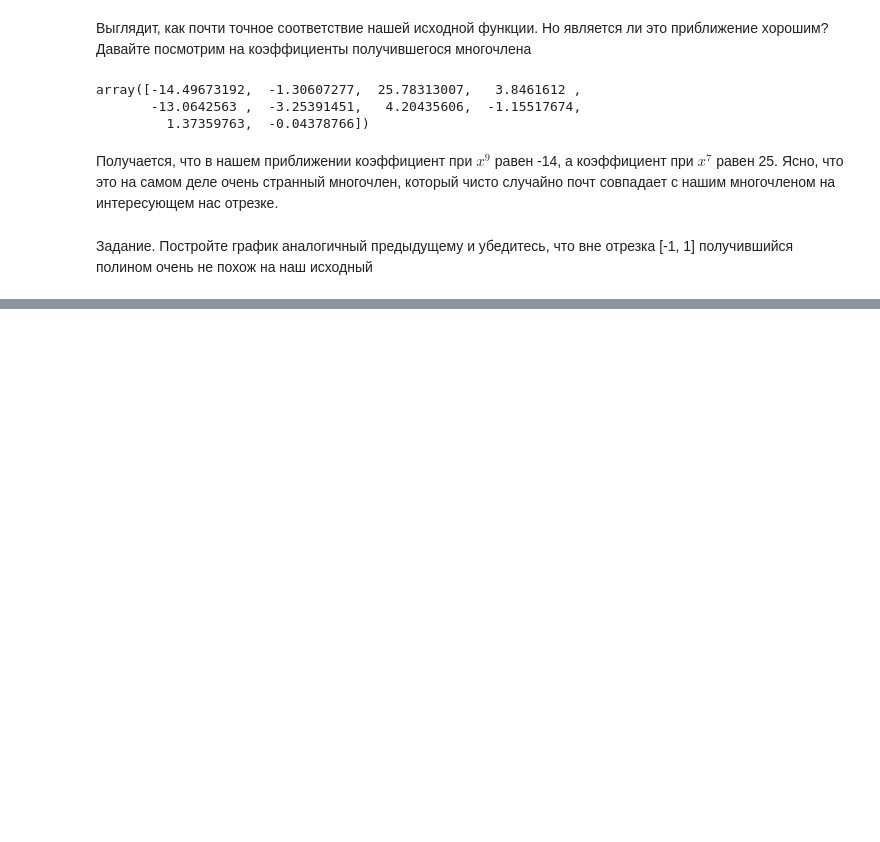
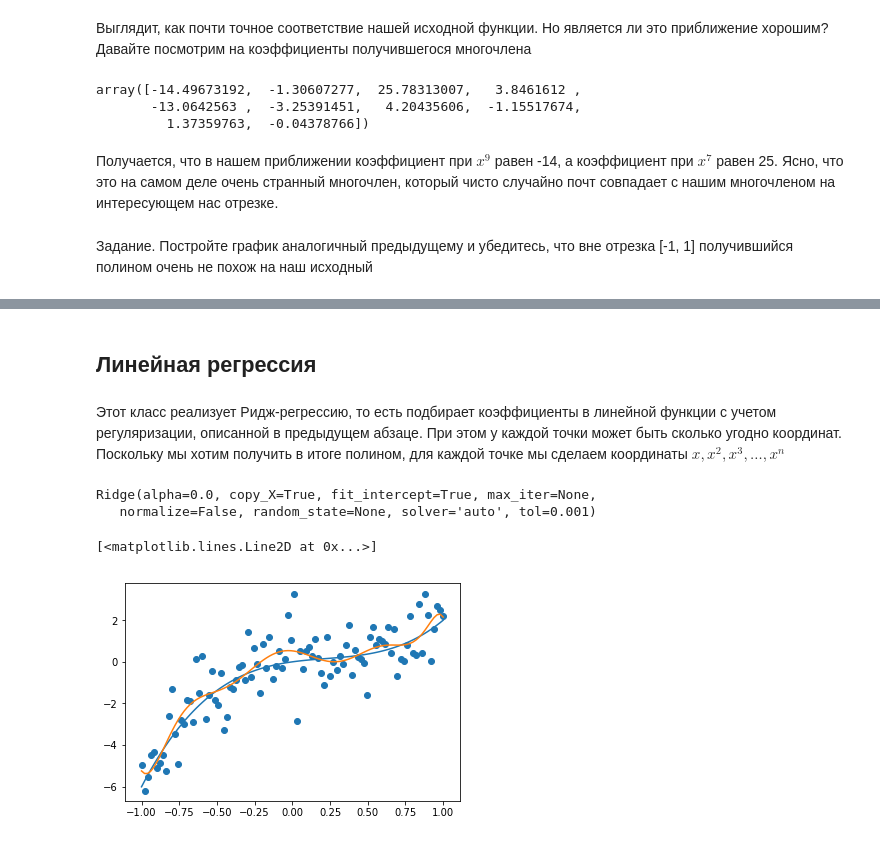
Before and after one commit to graf-vk/universum-ml, a Jupyter notebook: 2. Interpolation et al.ipynb, the cells around one changed output, grey strips where cells are left out. Saved outputs shown, nothing was run; the diff lists cells and outputs as text; code cells hidden in the pictures; blank space fills up the shorter version.

```diff
--- a/2. Interpolation et al.ipynb
+++ b/2. Interpolation et al.ipynb
@@ -209,0 +223,2 @@ array([-14.49673192,  -1.30607277,  25.78313007,   3.8461612 ,
+# %% [markdown]
+## Линейная регрессия
@@ -209,0 +229,23 @@ array([-14.49673192,  -1.30607277,  25.78313007,   3.8461612 ,
+# %% [markdown]
+Этот класс реализует Ридж-регрессию, то есть подбирает коэффициенты в линейной функции с учетом регуляризации, описанной в предыдущем абзаце. При этом у каждой точки может быть сколько угодно координат. Поскольку мы хотим получить в итоге полином, для каждой точке мы сделаем координаты $x, x^2, x^3, \dots, x^n$
+# %%
+n_dots = 100
+deg = 10
+reg = sklearn.linear_model.Ridge(alpha=0.0) #No regularisation
+x = np.linspace(-1, 1, n_dots)
+y = f(x) + np.random.normal(0.0, 1.0, n_dots)
+
+X = [[t ** i for i in range(1, deg+1)] for t in x]
+reg.fit(X, y)
+# %% [output]
+Ridge(alpha=0.0, copy_X=True, fit_intercept=True, max_iter=None,
+   normalize=False, random_state=None, solver='auto', tol=0.001)
+# %%
+x100 = np.linspace(-1, 1, 100)
+X100 = [[t ** i for i in range(1, deg+1)] for t in x100]
+plt.scatter(x,y)
+plt.plot(x100, f(x100))
+plt.plot(x100, reg.predict(X100))
+# %% [output]
+[<matplotlib.lines.Line2D at 0x...>]
+[figure, added]
```
Also changed, not shown: parts of 8 cells of this notebook.
